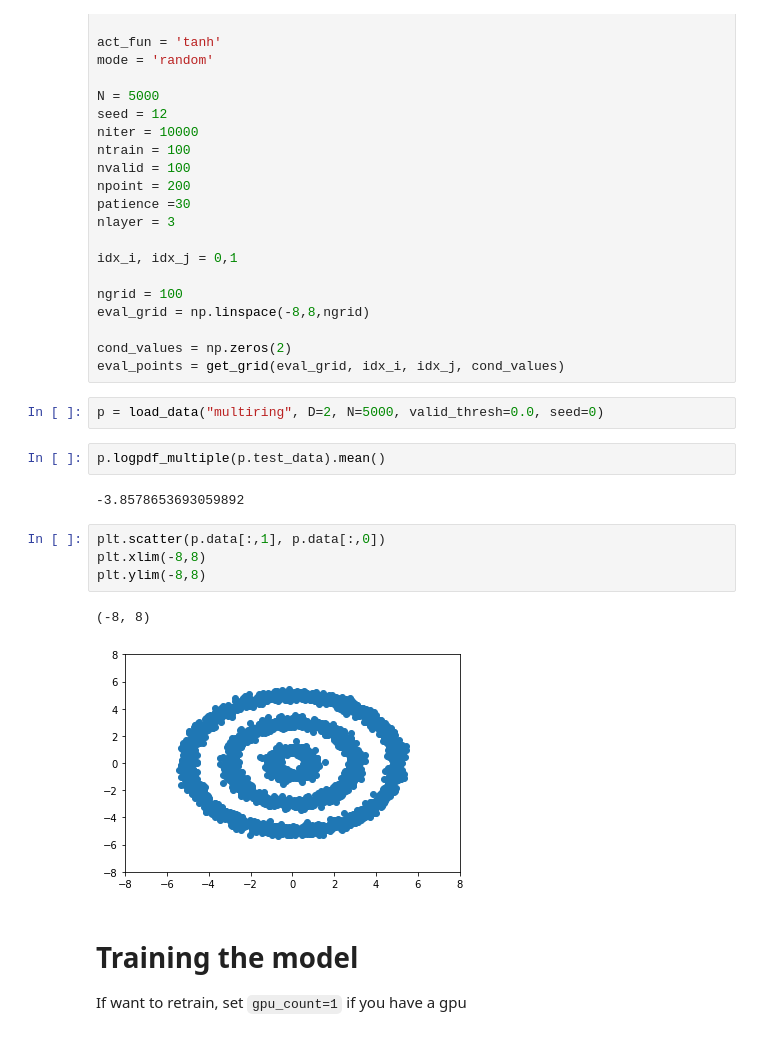
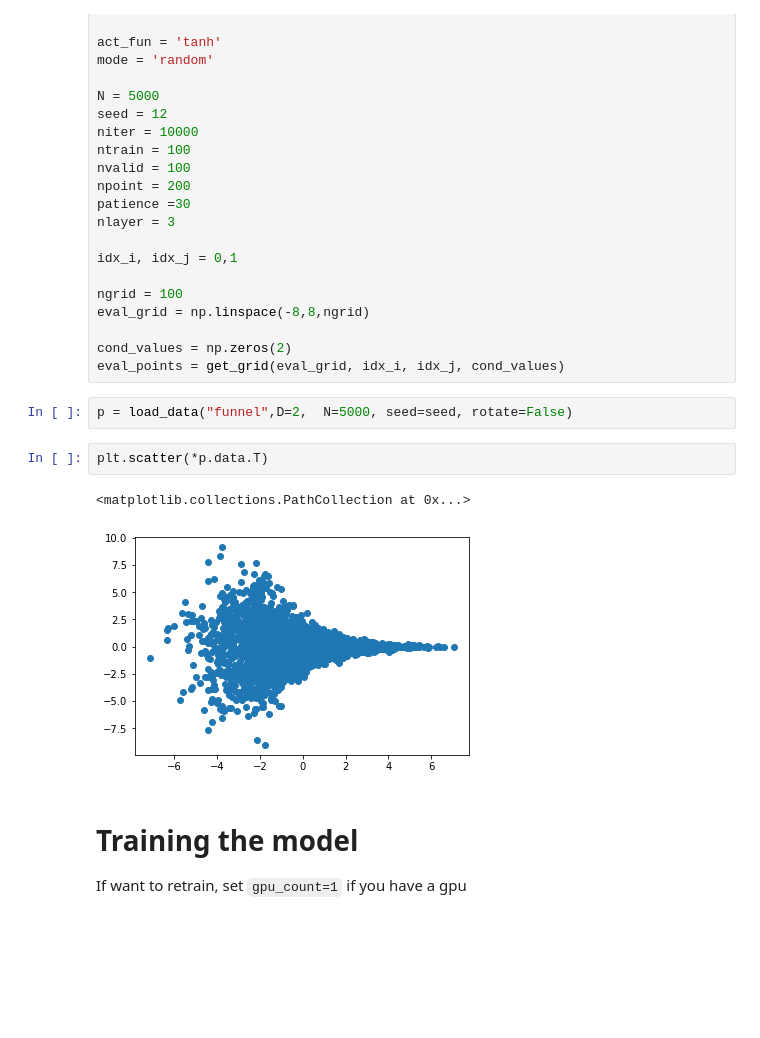
Before and after one commit to kevin-w-li/deep-kexpfam, a Jupyter notebook: toys.ipynb, the cells around one changed output. Saved outputs shown, nothing was run; the diff lists cells and outputs as text; blank space fills up the shorter version.

```diff
--- a/toys.ipynb
+++ b/toys.ipynb
@@ -56,18 +56,12 @@ eval_grid = np.linspace(-8,8,ngrid)
 cond_values = np.zeros(2)
 eval_points = get_grid(eval_grid, idx_i, idx_j, cond_values)
 # %%
-p = load_data("multiring", D=2, N=5000, valid_thresh=0.0, seed=0)
+p = load_data("funnel",D=2,  N=5000, seed=seed, rotate=False)
-# %%
-p.logpdf_multiple(p.test_data).mean()
-# %% [output]
--3.8578653693059892
-# %%
-plt.scatter(p.data[:,1], p.data[:,0])
-plt.xlim(-8,8)
-plt.ylim(-8,8)
-# %% [output]
-(-8, 8)
-[figure, removed]
+# %%
+plt.scatter(*p.data.T)
+# %% [output]
+<matplotlib.collections.PathCollection at 0x...>
+[figure, added]
 # %% [markdown]
 # Training the model
 If want to retrain, set `gpu_count=1` if you have a gpu
```
Also changed, not shown: parts of 7 cells of this notebook, 15 other files.
